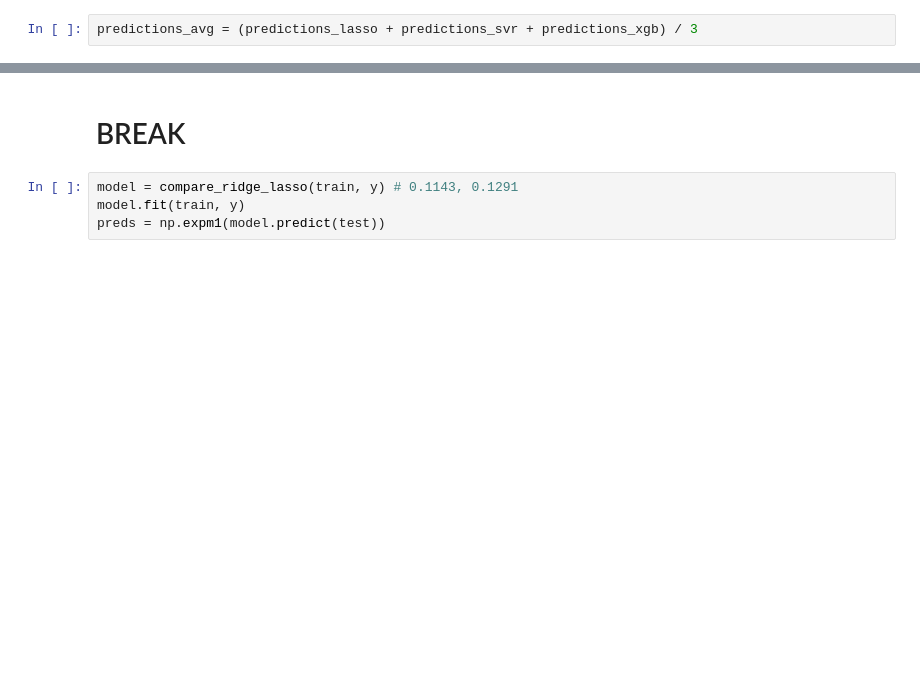
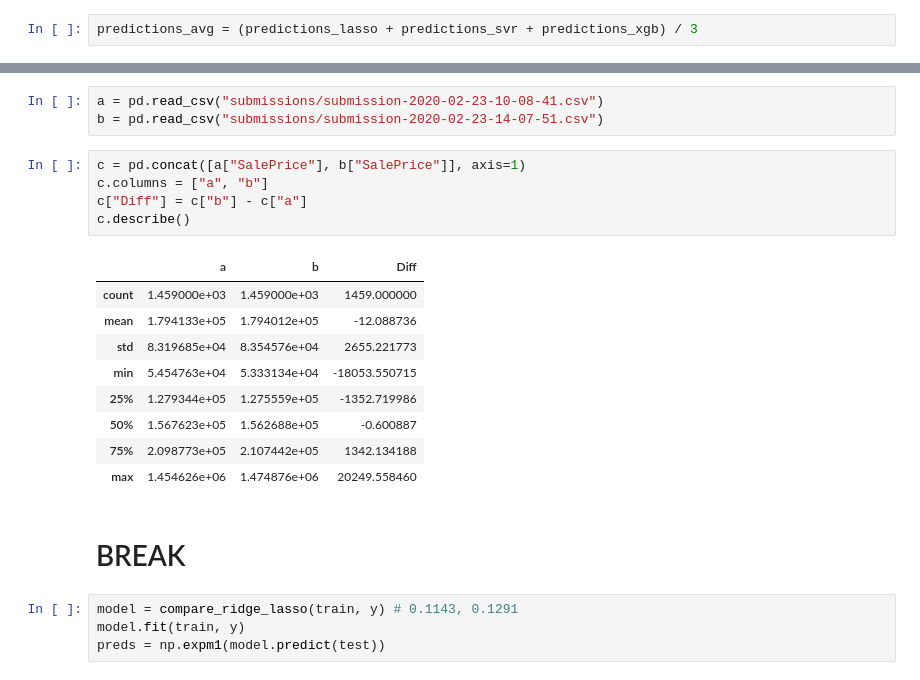
Before and after one commit to amypeniston/kaggle-competitions, a Jupyter notebook: house-prices/2_Data_Prep_Modeling.ipynb, the cells around one changed output, grey strips where cells are left out. Saved outputs shown, nothing was run; the diff lists cells and outputs as text; blank space fills up the shorter version.

```diff
--- a/house-prices/2_Data_Prep_Modeling.ipynb
+++ b/house-prices/2_Data_Prep_Modeling.ipynb
@@ -712,3 +706,21 @@ output.head()
+# %%
+a = pd.read_csv("submissions/submission-2020-02-23-10-08-41.csv")
+b = pd.read_csv("submissions/submission-2020-02-23-14-07-51.csv")
+# %%
+c = pd.concat([a["SalePrice"], b["SalePrice"]], axis=1)
+c.columns = ["a", "b"]
+c["Diff"] = c["b"] - c["a"]
+c.describe()
+# %% [output]
+|  | a | b | Diff |
+| count | 1.459000e+03 | 1.459000e+03 | 1459.000000 |
+| mean | 1.794133e+05 | 1.794012e+05 | -12.088736 |
+| std | 8.319685e+04 | 8.354576e+04 | 2655.221773 |
+| min | 5.454763e+04 | 5.333134e+04 | -18053.550715 |
+| 25% | 1.279344e+05 | 1.275559e+05 | -1352.719986 |
+| 50% | 1.567623e+05 | 1.562688e+05 | -0.600887 |
+| 75% | 2.098773e+05 | 2.107442e+05 | 1342.134188 |
+| max | 1.454626e+06 | 1.474876e+06 | 20249.558460 |
 # %% [markdown]
 # BREAK
 # %%
```
Also changed, not shown: parts of 36 cells of this notebook, 1 other file.
